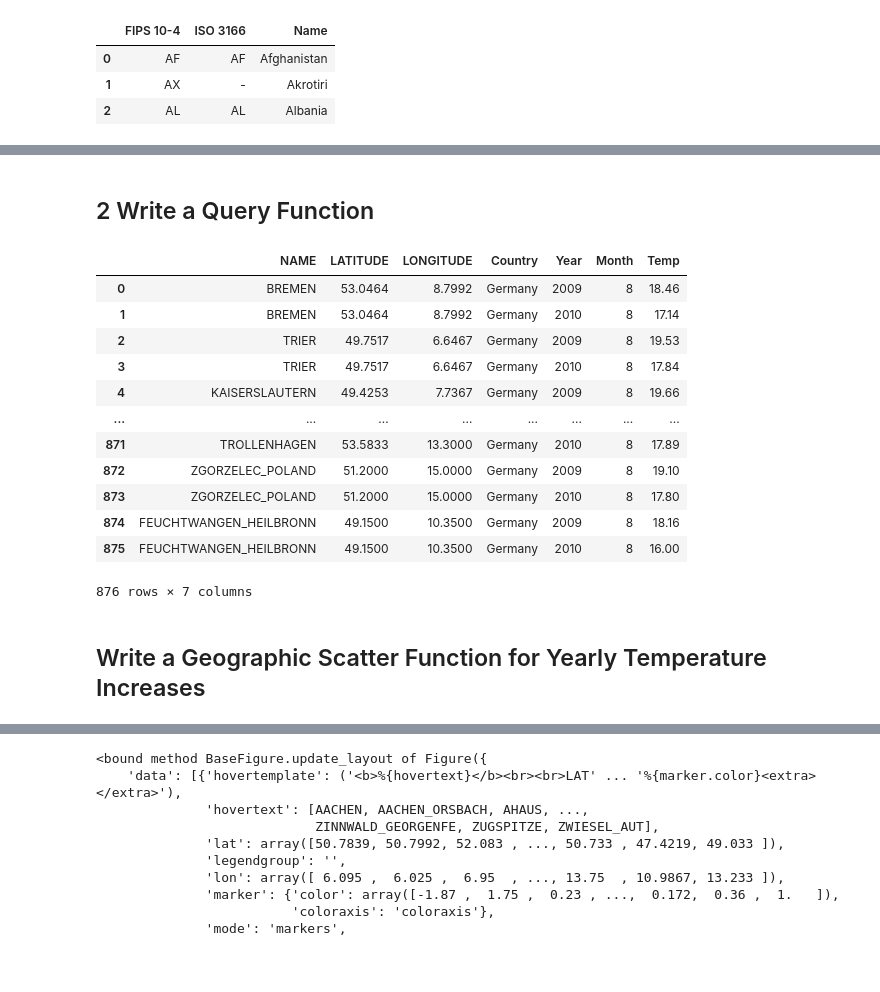
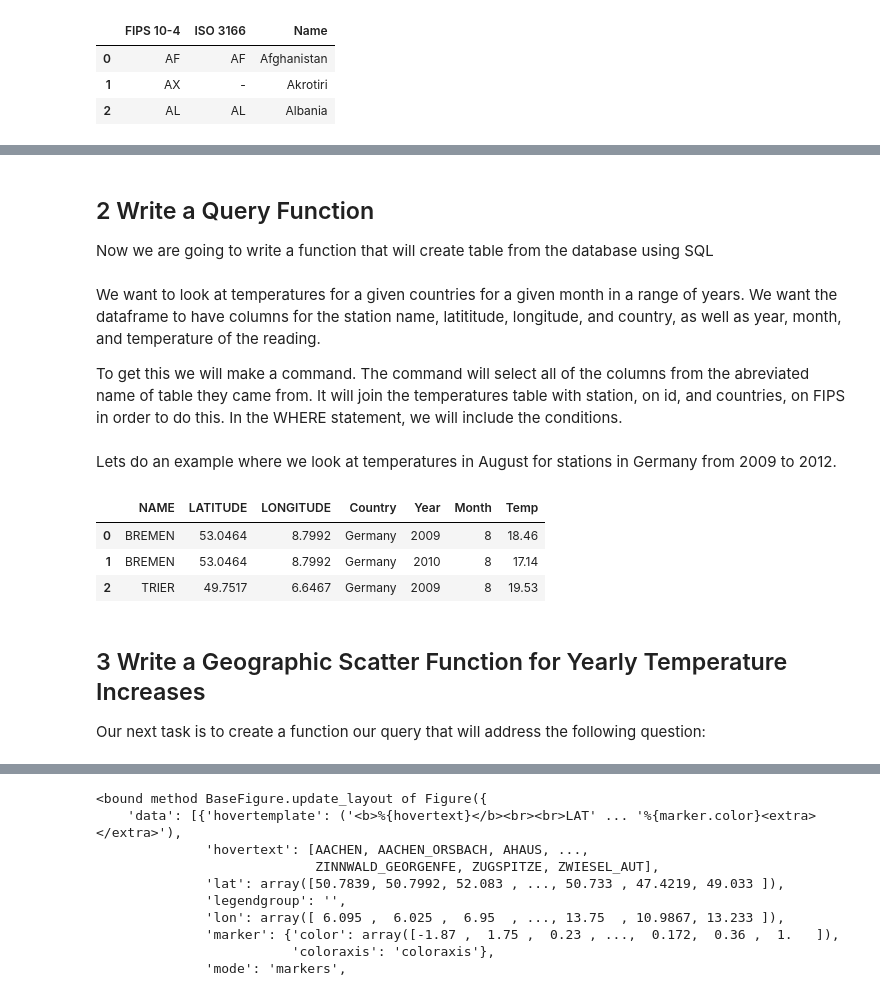
Before and after one commit to evagpm/evagpm.github.io, a Jupyter notebook: notebooks/blog_post_1-v2.ipynb, the cells around one changed output, grey strips where cells are left out. Saved outputs shown, nothing was run; the diff lists cells and outputs as text; code cells hidden in the pictures; blank space fills up the shorter version.

```diff
--- a/notebooks/blog_post_1-v2.ipynb
+++ b/notebooks/blog_post_1-v2.ipynb
@@ -30,6 +30,10 @@ def prep_temp_df(df):
     This function tidys and cleans the data.
     It makes each observation be the temperature for a station, year, and month
     and neatens the new columns of month and temp
+
+    Input: df - a dataframe of temperatures
+
+    Outputs a restructured dataframe of the temperatures
     """
     #We want to keep ID and Year as columns in the transformed table
     df = df.set_index(keys=["ID", "Year"])
@@ -118,8 +122,28 @@ Since we are done adding to our database, we need to close the connection.
 conn.close()
 # %% [markdown]
 ## 2 Write a Query Function
+
+Now we are going to write a function that will create table from the database using SQL
+# %% [markdown]
+We want to look at temperatures for a given countries for a given month in a range of years. We want the dataframe to have columns for the station name, latititude, longitude, and country, as well as year, month, and temperature of the reading.
+
+To get this we will make a command. The command will select all of the columns from the abreviated name of table they came from. It will join the temperatures table with station, on id, and countries, on FIPS in order to do this. In the WHERE statement, we will include the conditions.
 # %%
 def query_climate_database(country, year_begin, year_end, month):
+    """
+    This function creates a dataframe of temperatures for stations in a country
+    for a given month and years from the climate database
+
+    Inputs:
+    country - the country to look in
+    year_begin - the first year to gather data for
+    year_end - the last year to gather data for
+    month - the month of tempterature to look at
+
+    Outputs a dataframe according to the specifications
+    """
+
+    #The command pulls data from all three tables by joining them
     cmd = """
     SELECT S.name, S.latitude, S.longitude, C.country, T.year, T.month, T.temp
     FROM temperatures T
@@ -129,28 +153,25 @@ def query_climate_database(country, year_begin, year_end, month):
     AND T.year >=""" + str(year_begin) + """
     AND T.year <=""" + str(year_end) + """
     AND T.month =""" + str(month)
+
+    #Open the connection to execute the command
     conn = sqlite3.connect("climate.db")
     df = pd.read_sql_query(cmd, conn)
     conn.close()
     return df
+# %% [markdown]
+Lets do an example where we look at temperatures in August for stations in Germany from 2009 to 2012.
 # %%
-query_climate_database("Germany", 2009, 2012, 8)
+query_climate_database("Germany", 2009, 2012, 8).head(3)
 # %% [output]
 |  | NAME | LATITUDE | LONGITUDE | Country | Year | Month | Temp |
 | 0 | BREMEN | 53.0464 | 8.7992 | Germany | 2009 | 8 | 18.46 |
 | 1 | BREMEN | 53.0464 | 8.7992 | Germany | 2010 | 8 | 17.14 |
 | 2 | TRIER | 49.7517 | 6.6467 | Germany | 2009 | 8 | 19.53 |
-| 3 | TRIER | 49.7517 | 6.6467 | Germany | 2010 | 8 | 17.84 |
-| 4 | KAISERSLAUTERN | 49.4253 | 7.7367 | Germany | 2009 | 8 | 19.66 |
-| ... | ... | ... | ... | ... | ... | ... | ... |
-| 871 | TROLLENHAGEN | 53.5833 | 13.3000 | Germany | 2010 | 8 | 17.89 |
-| 872 | ZGORZELEC_POLAND | 51.2000 | 15.0000 | Germany | 2009 | 8 | 19.10 |
-| 873 | ZGORZELEC_POLAND | 51.2000 | 15.0000 | Germany | 2010 | 8 | 17.80 |
-| 874 | FEUCHTWANGEN_HEILBRONN | 49.1500 | 10.3500 | Germany | 2009 | 8 | 18.16 |
-| 875 | FEUCHTWANGEN_HEILBRONN | 49.1500 | 10.3500 | Germany | 2010 | 8 | 16.00 |
-876 rows × 7 columns
 # %% [markdown]
-## Write a Geographic Scatter Function for Yearly Temperature Increases
+## 3 Write a Geographic Scatter Function for Yearly Temperature Increases
+
+Our next task is to create a function our query that will address the following question:
 # %%
 from sklearn.linear_model import LinearRegression
 
```
Also changed, not shown: parts of 24 cells of this notebook.
